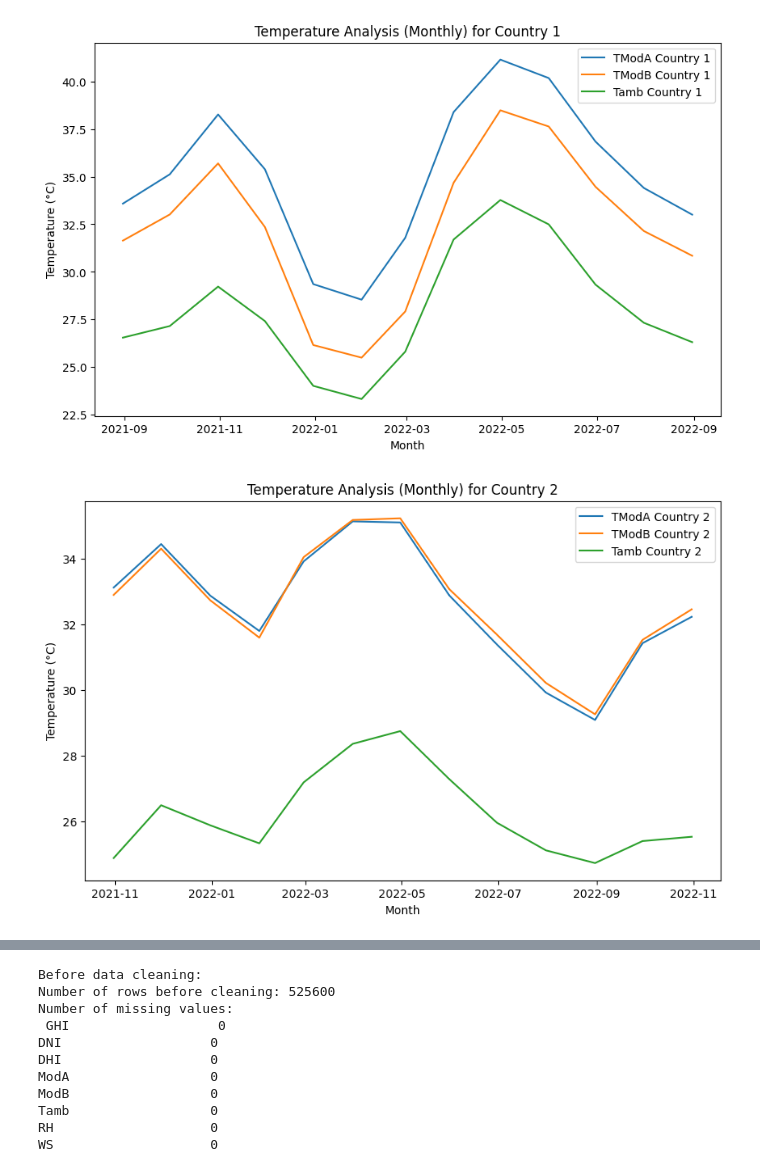
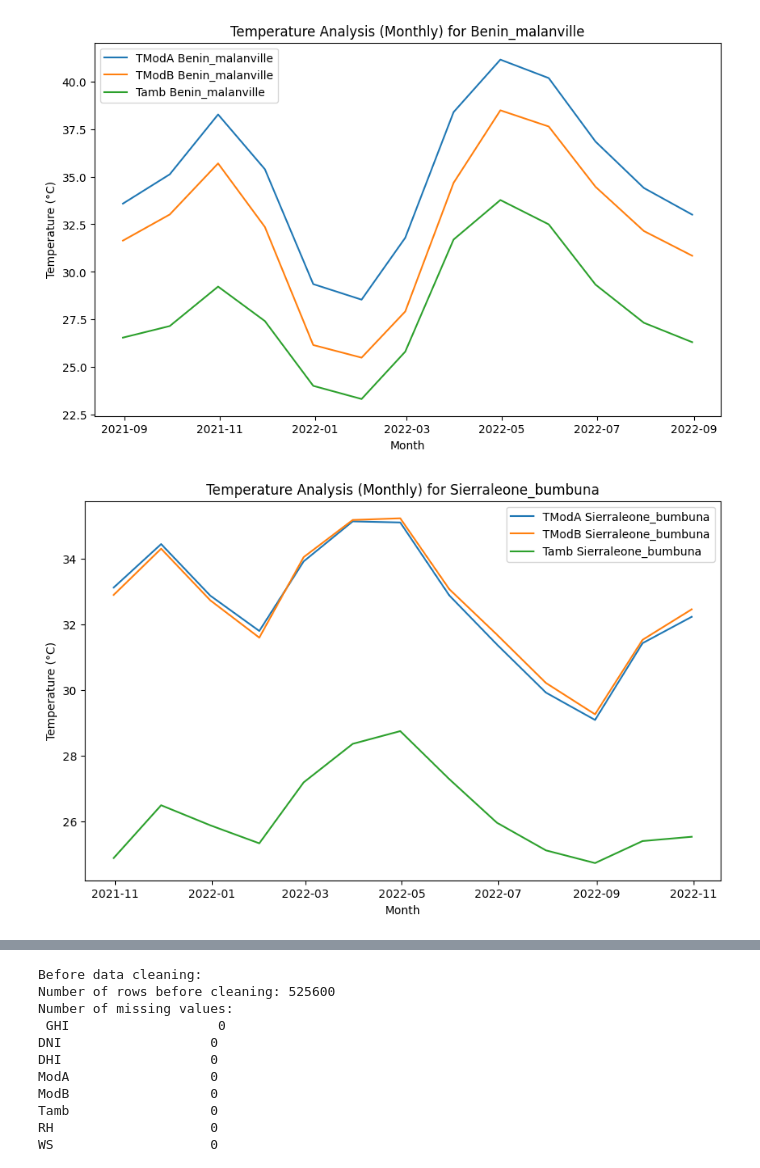
Before and after one commit to juniorworku/10-academy-ai-mastry, a Jupyter notebook: week0/Task1/notebooks/solar_analysis.ipynb, the cells around one changed output, grey strips where cells are left out. Saved outputs shown, nothing was run; the diff lists cells and outputs as text; code cells hidden in the pictures.

```diff
--- a/week0/Task1/notebooks/solar_analysis.ipynb
+++ b/week0/Task1/notebooks/solar_analysis.ipynb
@@ -11,17 +11,17 @@ data_country3 = pd.read_csv('../data/togo-dapaong_qc.csv')
 # %%
 # Convert 'Timestamp' column to datetime format
-data_country1['Timestamp'] = pd.to_datetime(data_country1['Timestamp'])
-data_country2['Timestamp'] = pd.to_datetime(data_country2['Timestamp'])
-data_country3['Timestamp'] = pd.to_datetime(data_country3['Timestamp'])
+data_benin_malanville['Timestamp'] = pd.to_datetime(data_benin_malanville['Timestamp'])
+data_sierraleone_bumbuna['Timestamp'] = pd.to_datetime(data_sierraleone_bumbuna['Timestamp'])
+data_togo_dapaong_qc['Timestamp'] = pd.to_datetime(data_togo_dapaong_qc['Timestamp'])
 # %%
 # Set 'Timestamp' column as index
-data_country1.set_index('Timestamp', inplace=True)
-data_country2.set_index('Timestamp', inplace=True)
-data_country3.set_index('Timestamp', inplace=True)
+data_benin_malanville.set_index('Timestamp', inplace=True)
+data_sierraleone_bumbuna.set_index('Timestamp', inplace=True)
+data_togo_dapaong_qc.set_index('Timestamp', inplace=True)
 # %%
 # Resample data on a monthly basis and aggregate using mean
-data_country1_monthly = data_country1.resample('ME').mean()
-data_country2_monthly = data_country2.resample('ME').mean()
-data_country3_monthly = data_country3.resample('ME').mean()
+data_benin_malanville_monthly = data_benin_malanville.resample('ME').mean()
+data_sierraleone_bumbuna_monthly = data_sierraleone_bumbuna.resample('ME').mean()
+data_togo_dapaong_qc_monthly = data_togo_dapaong_qc.resample('ME').mean()
 # %%
 # Calculate summary statistics for each country
@@ -193,36 +193,36 @@ plt.show()
 # %%
 # Temperature Analysis
 plt.figure(figsize=(10, 6))
-plt.plot(data_country1_monthly.index, data_country1_monthly['TModA'], label='TModA Country 1')
-plt.plot(data_country1_monthly.index, data_country1_monthly['TModB'], label='TModB Country 1')
-plt.plot(data_country1_monthly.index, data_country1_monthly['Tamb'], label='Tamb Country 1')
+plt.plot(data_benin_malanville_monthly.index, data_benin_malanville_monthly['TModA'], label='TModA Benin_malanville')
+plt.plot(data_benin_malanville_monthly.index, data_benin_malanville_monthly['TModB'], label='TModB Benin_malanville')
+plt.plot(data_benin_malanville_monthly.index, data_benin_malanville_monthly['Tamb'], label='Tamb Benin_malanville')
 plt.xlabel('Month')
 plt.ylabel('Temperature (°C)')
-plt.title('Temperature Analysis (Monthly) for Country 1')
+plt.title('Temperature Analysis (Monthly) for Benin_malanville')
 plt.legend()
 plt.show()
 
 # Temperature Analysis
 plt.figure(figsize=(10, 6))
-plt.plot(data_country2_monthly.index, data_country2_monthly['TModA'], label='TModA Country 2')
-plt.plot(data_country2_monthly.index, data_country2_monthly['TModB'], label='TModB Country 2')
-plt.plot(data_country2_monthly.index, data_country2_monthly['Tamb'], label='Tamb Country 2')
+plt.plot(data_sierraleone_bumbuna_monthly.index, data_sierraleone_bumbuna_monthly['TModA'], label='TModA Sierraleone_bumbuna')
+plt.plot(data_sierraleone_bumbuna_monthly.index, data_sierraleone_bumbuna_monthly['TModB'], label='TModB Sierraleone_bumbuna')
+plt.plot(data_sierraleone_bumbuna_monthly.index, data_sierraleone_bumbuna_monthly['Tamb'], label='Tamb Sierraleone_bumbuna')
 plt.xlabel('Month')
 plt.ylabel('Temperature (°C)')
-plt.title('Temperature Analysis (Monthly) for Country 2')
+plt.title('Temperature Analysis (Monthly) for Sierraleone_bumbuna')
 plt.legend()
 plt.show()
 
 # Temperature Analysis
 plt.figure(figsize=(10, 6))
-plt.plot(data_country3_monthly.index, data_country3_monthly['TModA'], label='TModA Country 3')
-plt.plot(data_country3_monthly.index, data_country3_monthly['TModB'], label='TModB Country 3')
-plt.plot(data_country3_monthly.index, data_country3_monthly['Tamb'], label='Tamb Country 3')
+plt.plot(data_togo_dapaong_qc_monthly.index, data_togo_dapaong_qc_monthly['TModA'], label='TModA Togo_dapaong_qc')
+plt.plot(data_togo_dapaong_qc_monthly.index, data_togo_dapaong_qc_monthly['TModB'], label='TModB Togo_dapaong_qc')
+plt.plot(data_togo_dapaong_qc_monthly.index, data_togo_dapaong_qc_monthly['Tamb'], label='Tamb Togo_dapaong_qc')
 plt.xlabel('Month')
 plt.ylabel('Temperature (°C)')
-plt.title('Temperature Analysis (Monthly) for Country 3')
+plt.title('Temperature Analysis (Monthly) for Togo_dapaong_qc')
 plt.legend()
 plt.show()
 # %% [output]
-[figure, old version]
+[figure, new version]
-[figure, old version]
+[figure, new version]
```
Also changed, not shown: parts of 14 cells of this notebook.
